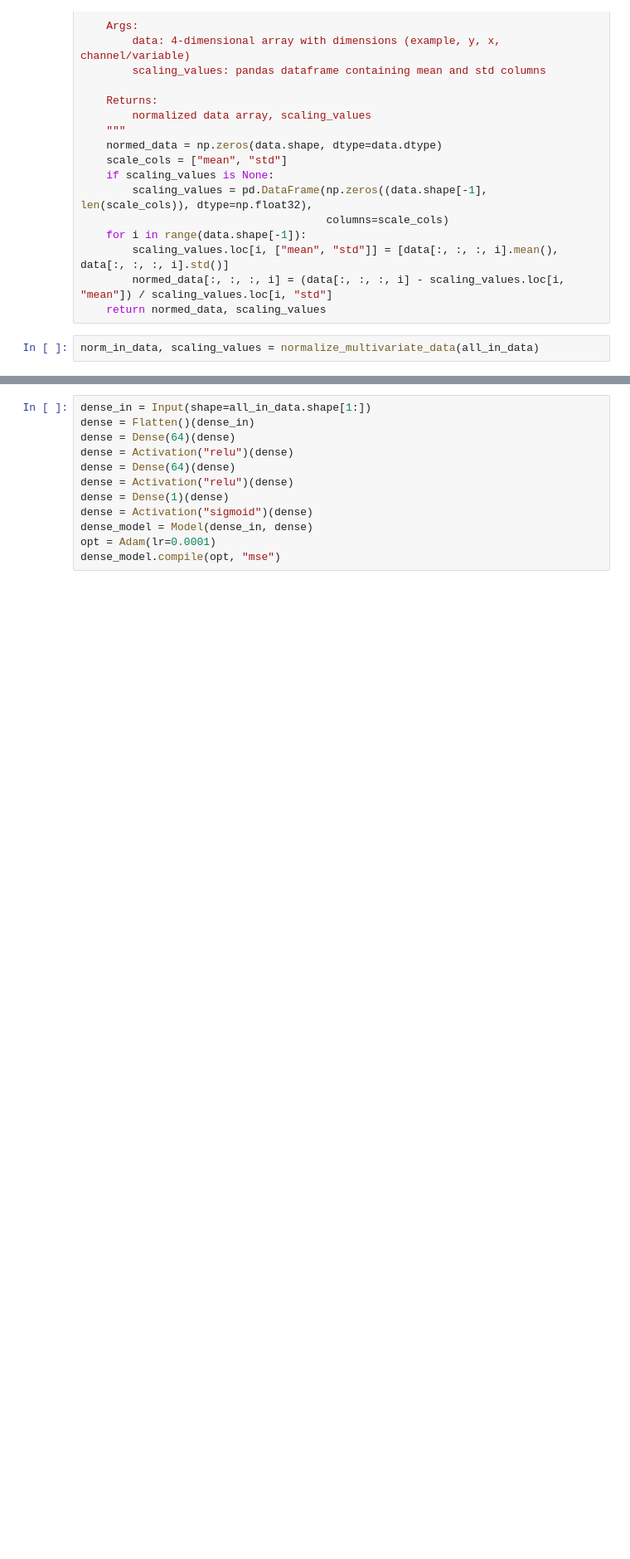
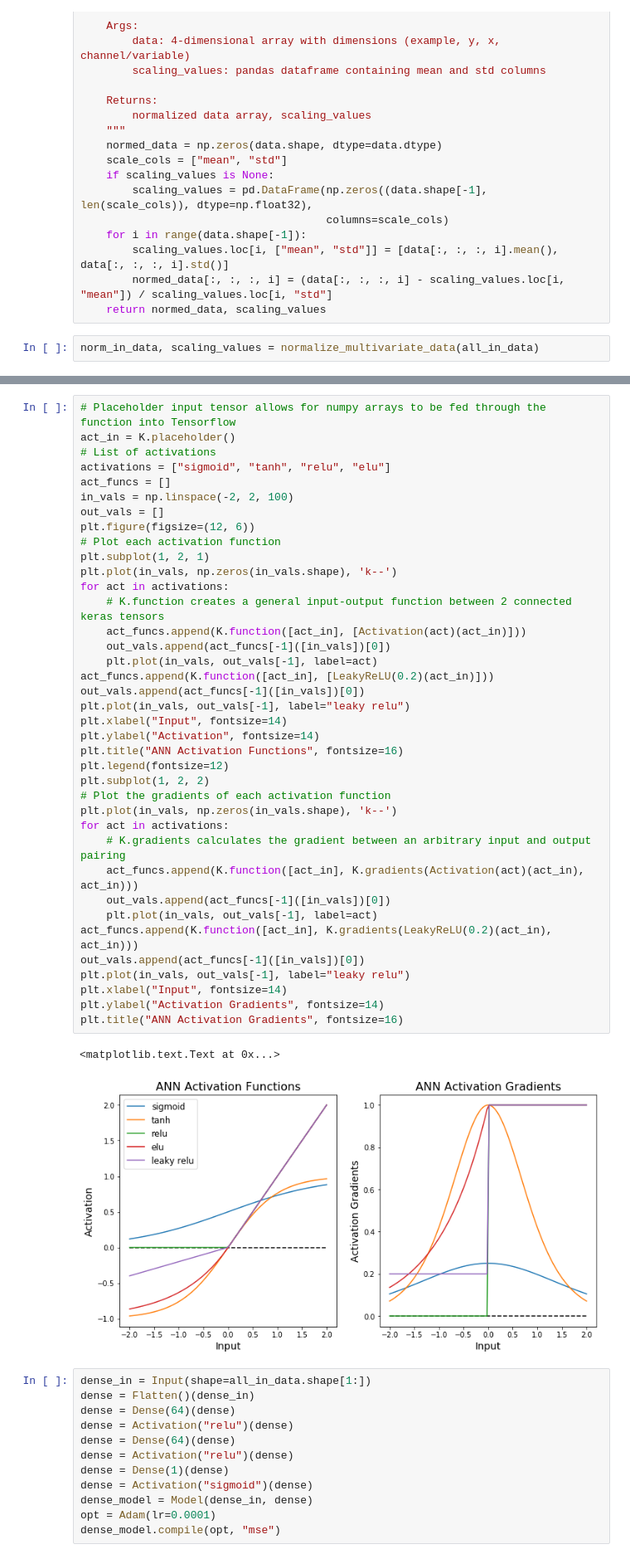
Before and after one commit to djgagne/swirlnet, a Jupyter notebook: notebooks/deep_swirl_tutorial.ipynb, the cells around one changed output, grey strips where cells are left out. Shown at 83% size. Drawn from its saved outputs; the diff is of its cells as text; blank space fills up the shorter version.

Commit message:
Added more annotation to notebook, and activations

```diff
--- a/notebooks/deep_swirl_tutorial.ipynb
+++ b/notebooks/deep_swirl_tutorial.ipynb
@@ -183,3 +200,44 @@ import keras.backend as K
+# %%
+# Placeholder input tensor allows for numpy arrays to be fed through the function into Tensorflow
+act_in = K.placeholder()
+# List of activations
+activations = ["sigmoid", "tanh", "relu", "elu"]
+act_funcs = []
+in_vals = np.linspace(-2, 2, 100)
+out_vals = []
+plt.figure(figsize=(12, 6))
+# Plot each activation function
+plt.subplot(1, 2, 1)
+plt.plot(in_vals, np.zeros(in_vals.shape), 'k--')
+for act in activations:
+    # K.function creates a general input-output function between 2 connected keras tensors
+    act_funcs.append(K.function([act_in], [Activation(act)(act_in)]))
+    out_vals.append(act_funcs[-1]([in_vals])[0])
+    plt.plot(in_vals, out_vals[-1], label=act)
+act_funcs.append(K.function([act_in], [LeakyReLU(0.2)(act_in)]))
+out_vals.append(act_funcs[-1]([in_vals])[0])
+plt.plot(in_vals, out_vals[-1], label="leaky relu")
+plt.xlabel("Input", fontsize=14)
+plt.ylabel("Activation", fontsize=14)
+plt.title("ANN Activation Functions", fontsize=16)
+plt.legend(fontsize=12)
+plt.subplot(1, 2, 2)
+# Plot the gradients of each activation function
+plt.plot(in_vals, np.zeros(in_vals.shape), 'k--')
+for act in activations:
+    # K.gradients calculates the gradient between an arbitrary input and output pairing
+    act_funcs.append(K.function([act_in], K.gradients(Activation(act)(act_in), act_in)))
+    out_vals.append(act_funcs[-1]([in_vals])[0])
+    plt.plot(in_vals, out_vals[-1], label=act)
+act_funcs.append(K.function([act_in], K.gradients(LeakyReLU(0.2)(act_in), act_in)))
+out_vals.append(act_funcs[-1]([in_vals])[0])
+plt.plot(in_vals, out_vals[-1], label="leaky relu")
+plt.xlabel("Input", fontsize=14)
+plt.ylabel("Activation Gradients", fontsize=14)
+plt.title("ANN Activation Gradients", fontsize=16)
+# %% [output]
+<matplotlib.text.Text at 0x...>
+[figure, added]
 # %%
 dense_in = Input(shape=all_in_data.shape[1:])
 dense = Flatten()(dense_in)
```
Also changed, not shown: parts of 8 cells of this notebook.
